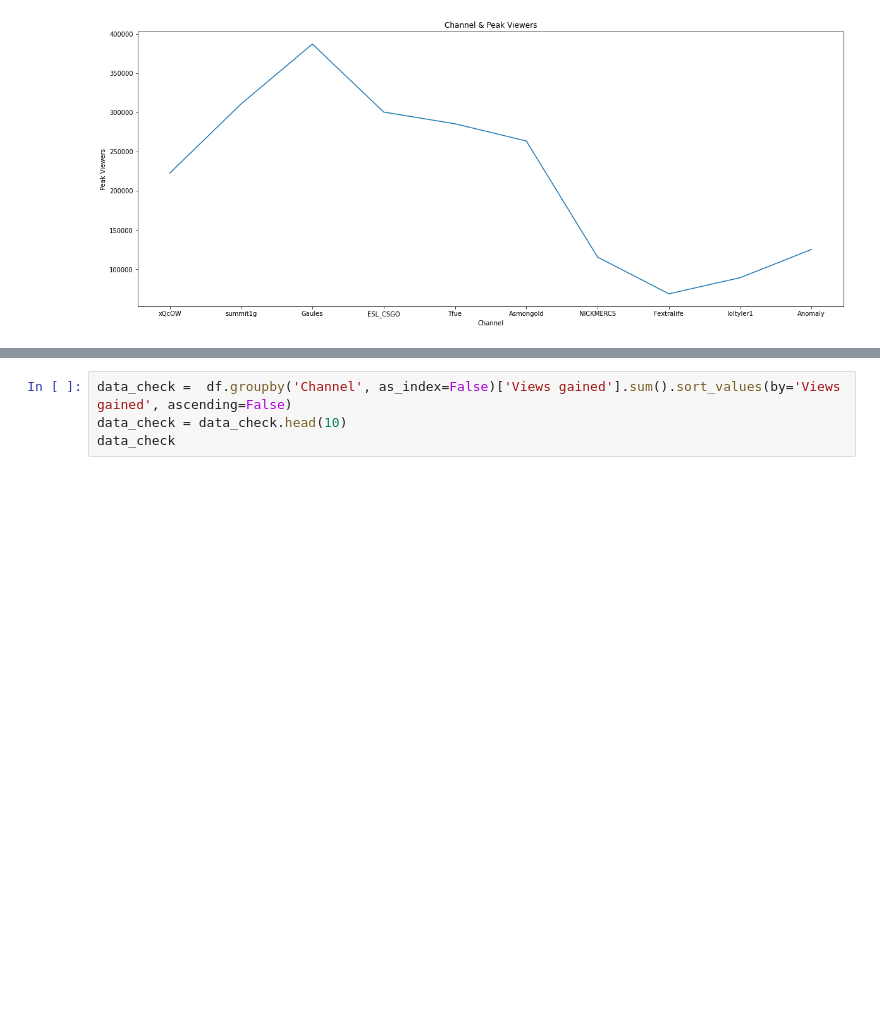
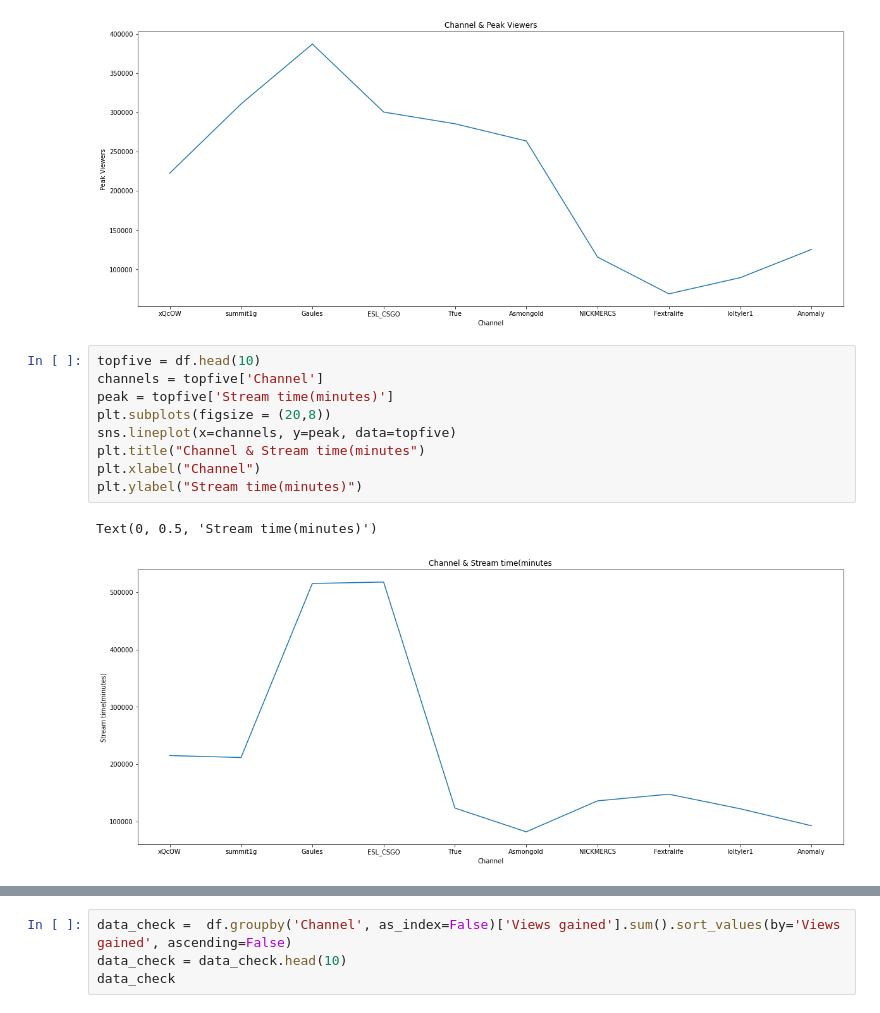
Before and after one commit to yobroaaronoh/320Twitch.github.io, a Jupyter notebook: FinalProject.ipynb, the cells around one changed output, grey strips where cells are left out. Saved outputs shown, nothing was run; the diff lists cells and outputs as text; blank space fills up the shorter version.

```diff
--- a/FinalProject.ipynb
+++ b/FinalProject.ipynb
@@ -294,3 +297,15 @@ plt.ylabel("Peak Viewers")
 # %% [output]
 Text(0, 0.5, 'Peak Viewers')
 [figure]
+# %%
+topfive = df.head(10)
+channels = topfive['Channel']
+peak = topfive['Stream time(minutes)']
+plt.subplots(figsize = (20,8))
+sns.lineplot(x=channels, y=peak, data=topfive)
+plt.title("Channel & Stream time(minutes")
+plt.xlabel("Channel")
+plt.ylabel("Stream time(minutes)")
+# %% [output]
+Text(0, 0.5, 'Stream time(minutes)')
+[figure, added]
```
Also changed, not shown: parts of 3 cells of this notebook.
